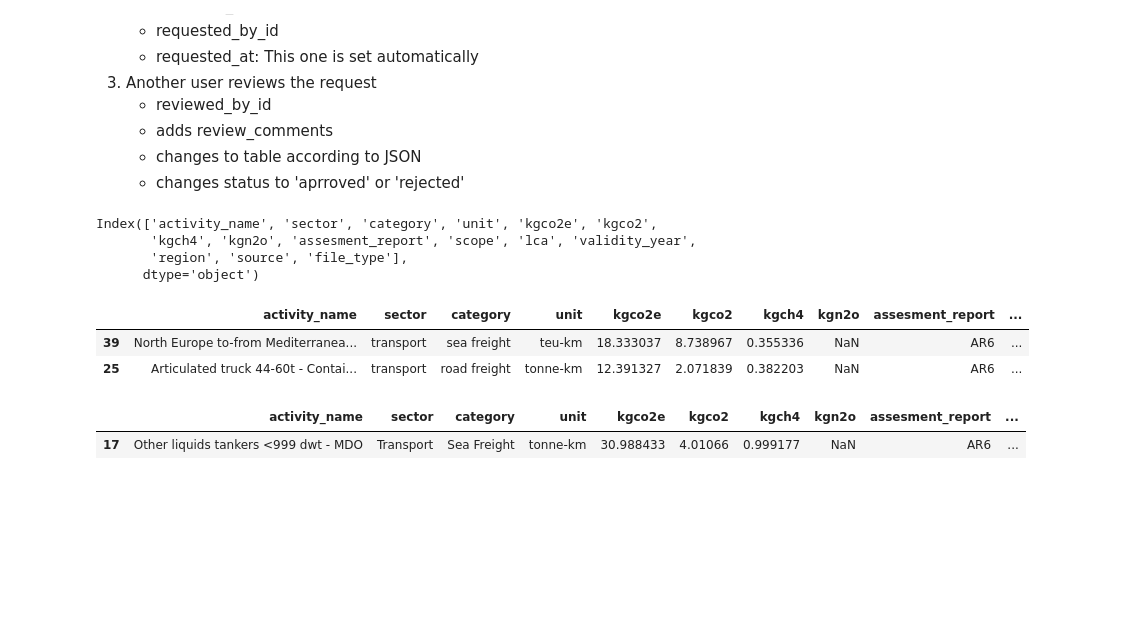
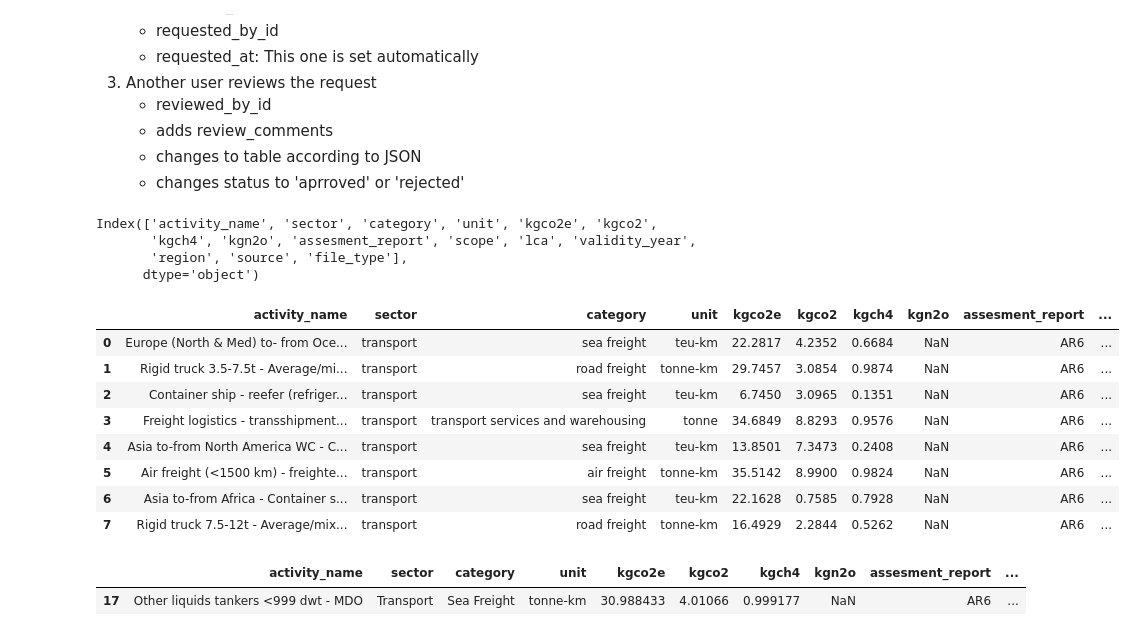
Before and after one commit to restrep/emissions-database, a Jupyter notebook: Explore.ipynb, the cells around one changed output. Drawn from its saved outputs; the diff is of its cells as text; code cells hidden in the pictures; blank space fills up the shorter version.

Commit message:
rounding numbers

```diff
--- a/Explore.ipynb
+++ b/Explore.ipynb
@@ -125,6 +125,10 @@ for file_path in paths:
     for column in ['sector', 'category', 'unit','scope', 'lca']:      # Open question: activity_name ????
         df[column] = df[column].apply(lambda x: str(x).lower().rstrip())
 
+
+    df[['kgco2e', 'kgco2', 'kgch4', 'kgn2o']] = df[['kgco2e', 'kgco2', 'kgch4', 'kgn2o']].round(4)
+
+
     # clean missing values
     df.replace(['unknown', 'Unknown'], None, inplace=True)
     df.replace(["not_supplied", "not-supplied"], np.nan, inplace=True)
@@ -136,14 +142,20 @@ combined_df = pd.concat(all_data)
 # %%
 print(combined_df.columns)
-combined_df.sample(2)
+combined_df.head(8)
 # %% [output]
 Index(['activity_name', 'sector', 'category', 'unit', 'kgco2e', 'kgco2',
        'kgch4', 'kgn2o', 'assesment_report', 'scope', 'lca', 'validity_year',
        'region', 'source', 'file_type'],
       dtype='object')
 |  | activity_name | sector | category | unit | kgco2e | kgco2 | kgch4 | kgn2o | assesment_report | ... |
-| 39 | North Europe to-from Mediterranea... | transport | sea freight | teu-km | 18.333037 | 8.738967 | 0.355336 | NaN | AR6 | ... |
-| 25 | Articulated truck 44-60t - Contai... | transport | road freight | tonne-km | 12.391327 | 2.071839 | 0.382203 | NaN | AR6 | ... |
+| 0 | Europe (North & Med) to- from Oce... | transport | sea freight | teu-km | 22.2817 | 4.2352 | 0.6684 | NaN | AR6 | ... |
+| 1 | Rigid truck 3.5-7.5t - Average/mi... | transport | road freight | tonne-km | 29.7457 | 3.0854 | 0.9874 | NaN | AR6 | ... |
+| 2 | Container ship - reefer (refriger... | transport | sea freight | teu-km | 6.7450 | 3.0965 | 0.1351 | NaN | AR6 | ... |
+| 3 | Freight logistics - transshipment... | transport | transport services and warehousing | tonne | 34.6849 | 8.8293 | 0.9576 | NaN | AR6 | ... |
+| 4 | Asia to-from North America WC - C... | transport | sea freight | teu-km | 13.8501 | 7.3473 | 0.2408 | NaN | AR6 | ... |
+| 5 | Air freight (<1500 km) - freighte... | transport | air freight | tonne-km | 35.5142 | 8.9900 | 0.9824 | NaN | AR6 | ... |
+| 6 | Asia to-from Africa - Container s... | transport | sea freight | teu-km | 22.1628 | 0.7585 | 0.7928 | NaN | AR6 | ... |
+| 7 | Rigid truck 7.5-12t - Average/mix... | transport | road freight | tonne-km | 16.4929 | 2.2844 | 0.5262 | NaN | AR6 | ... |
 # %%
 combined_df["assesment_report"]
 import warnings
```
Also changed, not shown: parts of 1 cell of this notebook, 2 other files.
